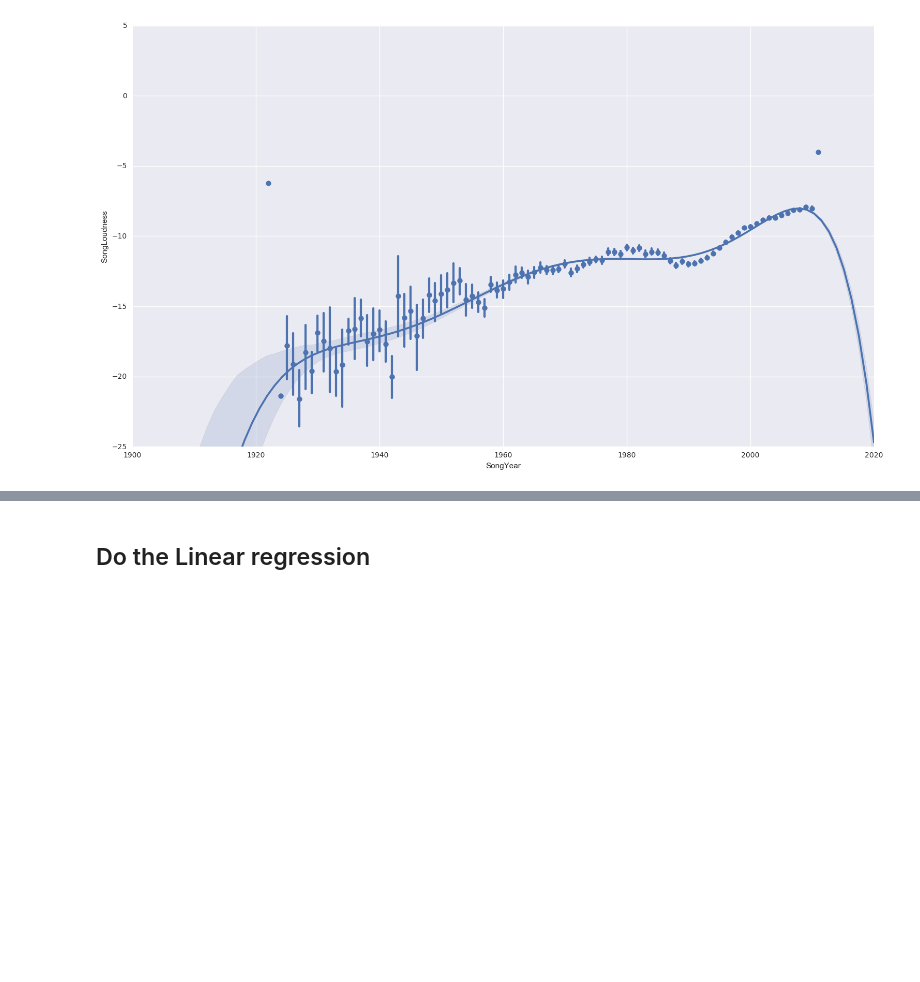
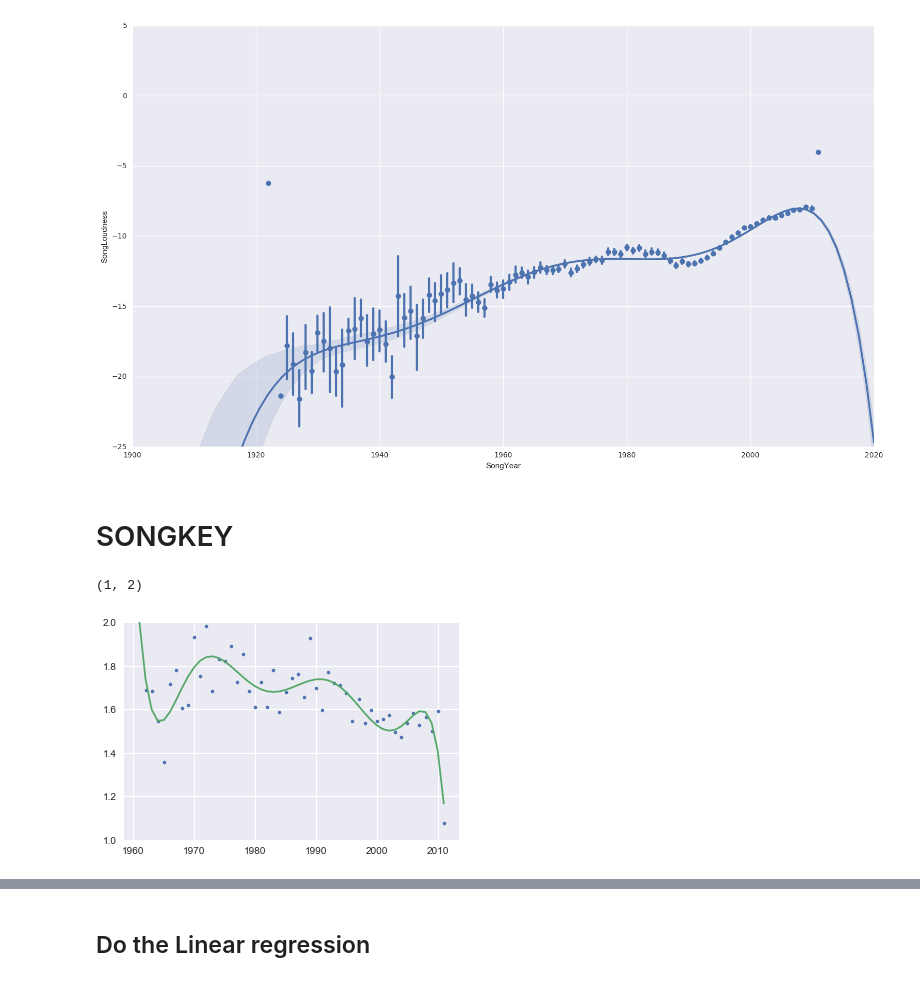
Before and after one commit to maxpr/ADA, a Jupyter notebook: project/Solution.ipynb, the cells around one changed output, grey strips where cells are left out. Saved outputs shown, nothing was run; the diff lists cells and outputs as text; code cells hidden in the pictures; blank space fills up the shorter version.

```diff
--- a/project/Solution.ipynb
+++ b/project/Solution.ipynb
@@ -1309,3 +1309,16 @@ sns.despine()
 # %% [output]
 Wall time: 22min 51s
 [figure]
+# %% [markdown]
+# SONGKEY
+# %%
+#Plotting songKey with confidence, no much meaning
+t = normalized_df[normalized_df['SongYear']>1960][['SongYear','SongKeyWithConfidence']].groupby('SongYear',as_index=False).median()
+x = np.array(list(t.SongYear))
+y = np.array(list(t.SongKeyWithConfidence))
+p100 = np.poly1d(np.polyfit(x, y, 92))
+g = plt.plot(x, y, '.', x, p100(x), '-')
+plt.ylim(1,2)
+# %% [output]
+(1, 2)
+[figure, added]
```
Also changed, not shown: parts of 8 cells of this notebook.
